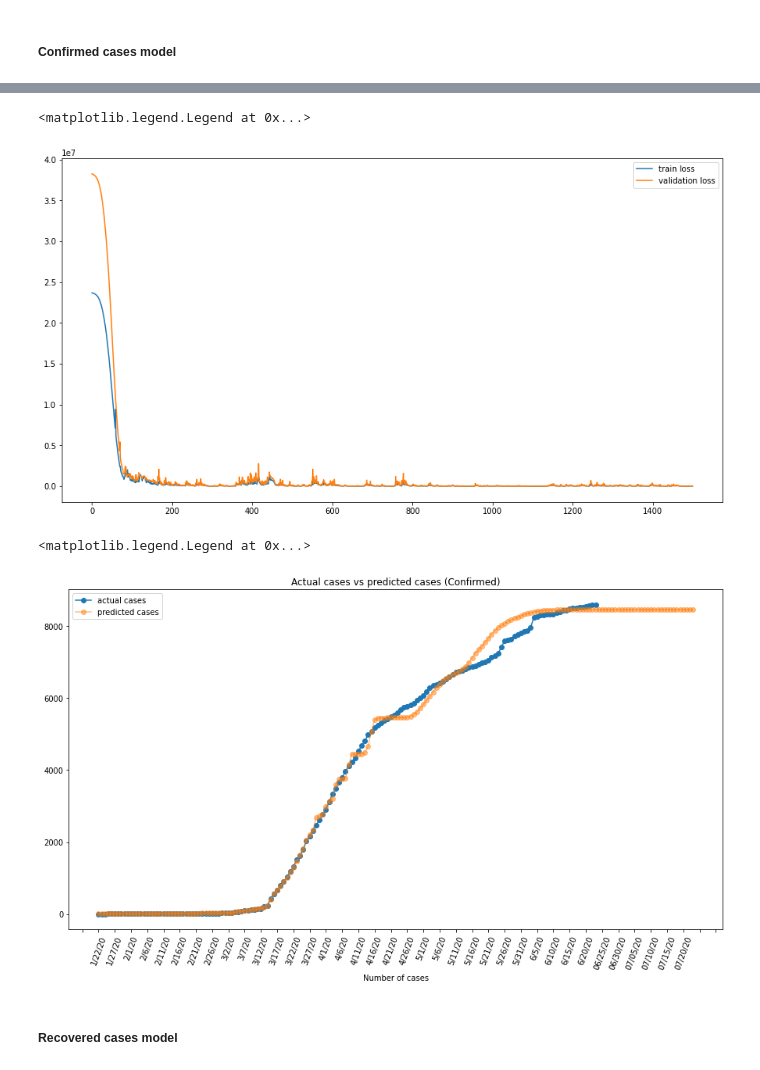
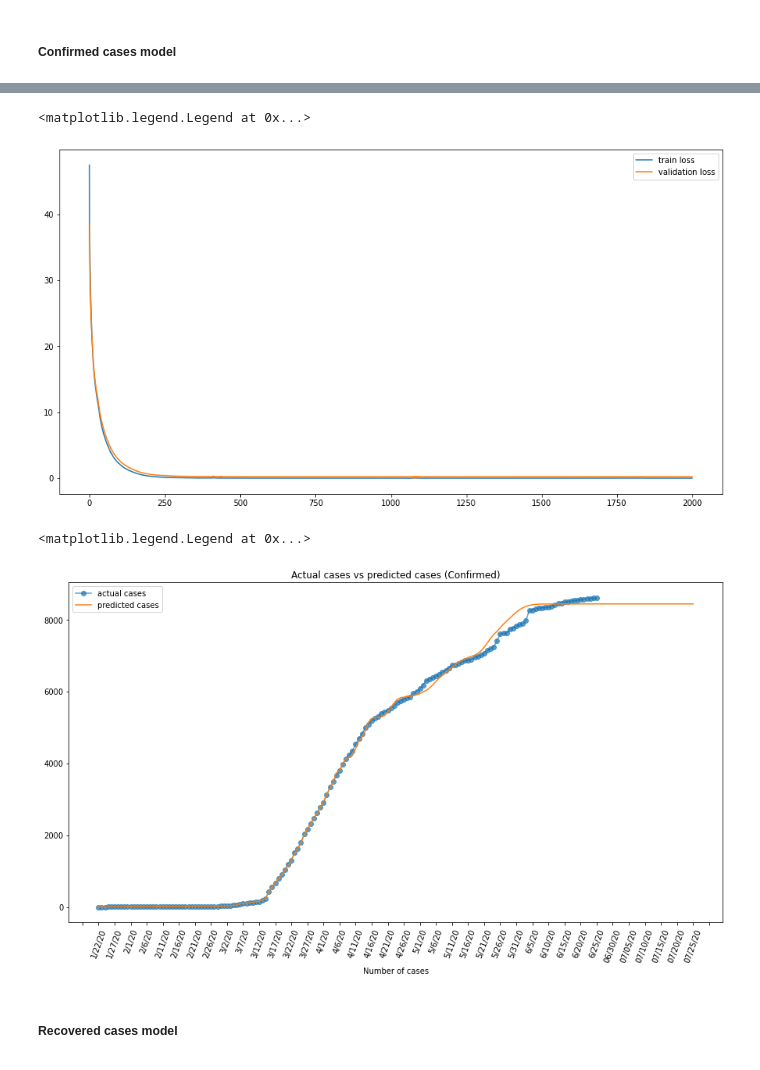
Before and after one commit to chunkhai96/covid-19-analysis, a Jupyter notebook: analysis_notebook.ipynb, the cells around one changed output, grey strips where cells are left out. Drawn from its saved outputs; the diff is of its cells as text; code cells hidden in the pictures.

```diff
--- a/analysis_notebook.ipynb
+++ b/analysis_notebook.ipynb
@@ -522,20 +503,33 @@ mh_confirmed = {
 # %%
-shuffled_sample_confirmed, shuffled_label_confirmed = shuffle(sample_confirmed, label_confirmed)
+epochs = 2000
+batch_size = 64
+use_log = False
+sequence_length = 14
+model_gru_confirmed = gru_model(sequence_length=sequence_length)
+
+model_gru_hist_confirmed = {
+    'loss': [],
+    'val_loss': []
+}
+X_train, y_train = create_rnn_databunch(my_confirmed, sequence_length)
+model_gru_confirmed.compile(optimizer='adam', loss=tf.keras.losses.MeanSquaredLogarithmicError())
+
+shuffled_X_train, shuffled_y_train = shuffle(X_train, y_train)
 for i in tqdm(range(epochs)):
-  history = model_confirmed.fit(x=shuffled_sample_confirmed, y=shuffled_label_confirmed,
+  history = model_gru_confirmed.fit(x=shuffled_X_train, y=shuffled_y_train,
                       epochs=1,
                       batch_size=batch_size,
-                      validation_split=0.1,
+                      validation_split=0.05,
                       shuffle=True,
                       verbose=0)
-  mh_confirmed['loss'].append(history.history['loss'])
-  mh_confirmed['val_loss'].append(history.history['val_loss'])
+  model_gru_hist_confirmed['loss'].append(history.history['loss'])
+  model_gru_hist_confirmed['val_loss'].append(history.history['val_loss'])
   if((int((i+1)%(epochs/10)) == 0) or (i == (epochs-1))):
     print(f"Epoch {i+1} -> loss: {history.history['loss']} val_loss: {history.history['val_loss']}")
 
 # Plot model traning loss
 plt.figure(figsize=(15,8))
-plt.plot(mh_confirmed['loss'], label='train loss')
-plt.plot(mh_confirmed['val_loss'], label='validation loss')
+plt.plot(model_gru_hist_confirmed['loss'], label='train loss')
+plt.plot(model_gru_hist_confirmed['val_loss'], label='validation loss')
 plt.legend()
 # %% [output]
@@ -552,2 +553,2 @@ Epoch 1500 -> loss: [16551.853515625] val_loss: [32494.28125]
 <matplotlib.legend.Legend at 0x...>
-[figure, old version]
+[figure, new version]
@@ -572,7 +555,9 @@ for day in range(forecast_days):
 # %%
+pred_dates, pred_val = gru_do_forecast(model_gru_confirmed, dates, X_train, 30)
+
 plt.figure(figsize=(15,8))
-plt.plot(dates, my_confirmed, marker='o', label='actual cases')
-plt.plot(pred_date, pred_confirmed, marker='o', label='predicted cases', alpha=0.5)
+plt.plot(dates, my_confirmed, marker='o', label='actual cases', alpha=0.7)
+plt.plot(pred_dates, pred_val, label='predicted cases')
 plt.title("Actual cases vs predicted cases (Confirmed)")
 plt.xlabel('Date')
 plt.xlabel('Number of cases')
@@ -581,7 +566,7 @@ plt.xticks(rotation=70)
 plt.legend()
 # %% [output]
 <matplotlib.legend.Legend at 0x...>
-[figure, old version]
+[figure, new version]
 # %%
 # model_confirmed.save(f'{WORKING_DIR}/saved_model/model_confirmed')
 # %% [markdown]
```
Also changed, not shown: parts of 25 cells of this notebook.
